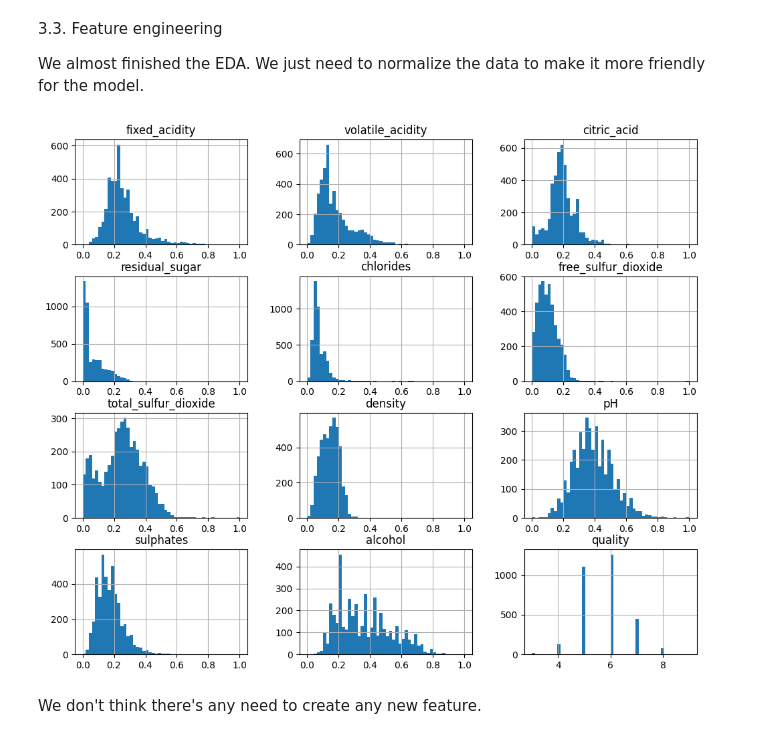
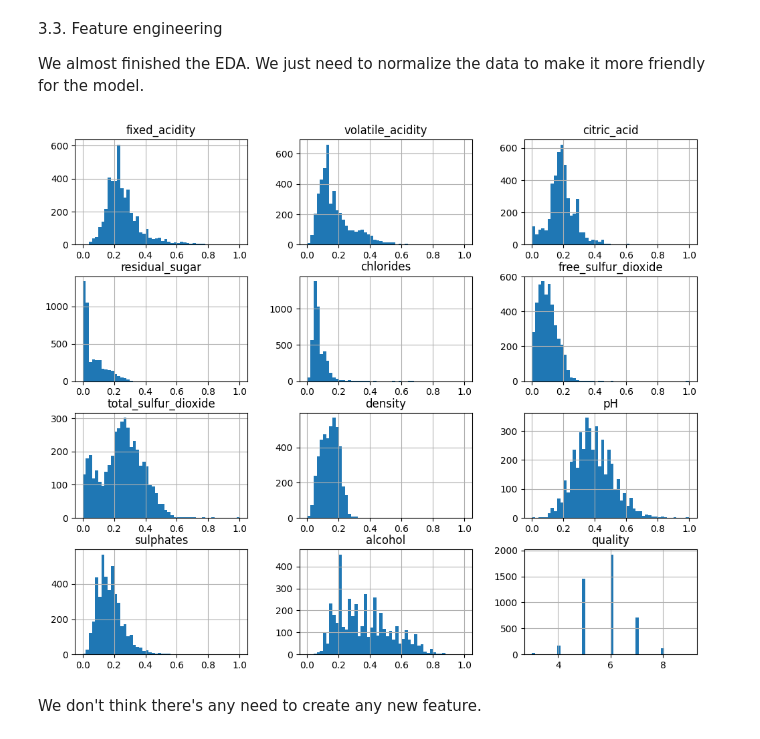
Before and after one commit to alapena/wine-tasters-AAF, a Jupyter notebook: 1_classification.ipynb, the cells around one changed output. Cells and saved outputs as stored; diff of their text form; code cells hidden in the pictures.

Commit message:
Fixed issue with indexs and train_normalized that caused NaN values in quality column

```diff
--- a/1_classification.ipynb
+++ b/1_classification.ipynb
@@ -192,26 +220,27 @@ We almost finished the EDA. We just need to normalize the data to make it more f
 # %%
 # We only need to normalize, because all the columns are already numerical.
 from sklearn.preprocessing import MinMaxScaler
 
 # Initialize scaler
 minmaxscaler = MinMaxScaler(feature_range=(0, 1))
 
 # Get the columns to normalize (exclude 'quality')
 columns_to_normalize = train_dataset.drop(columns=['quality']).columns
 
 # Normalize and convert back to DataFrame with column names
 train_normalized = pd.DataFrame(
     minmaxscaler.fit_transform(train_dataset.drop(columns=['quality'])),
-    columns=columns_to_normalize  # <-- Preserve column names
+    columns=columns_to_normalize,  # <-- Preserve column names
+    index=train_dataset.index
 )
 
 # Add back the 'quality' column
-train_normalized["quality"] = train_dataset["quality"]
+train_normalized["quality"] = train_dataset["quality"] # ! Sth wrong here
 
 train_normalized.hist(bins=50, figsize=(12, 10))
 plt.show()
 # %% [output]
-[figure, old version]
+[figure, new version]
 # %% [markdown]
 We don't think there's any need to create any new feature.
 # %% [markdown]
```
Also changed, not shown: parts of 12 cells of this notebook.
